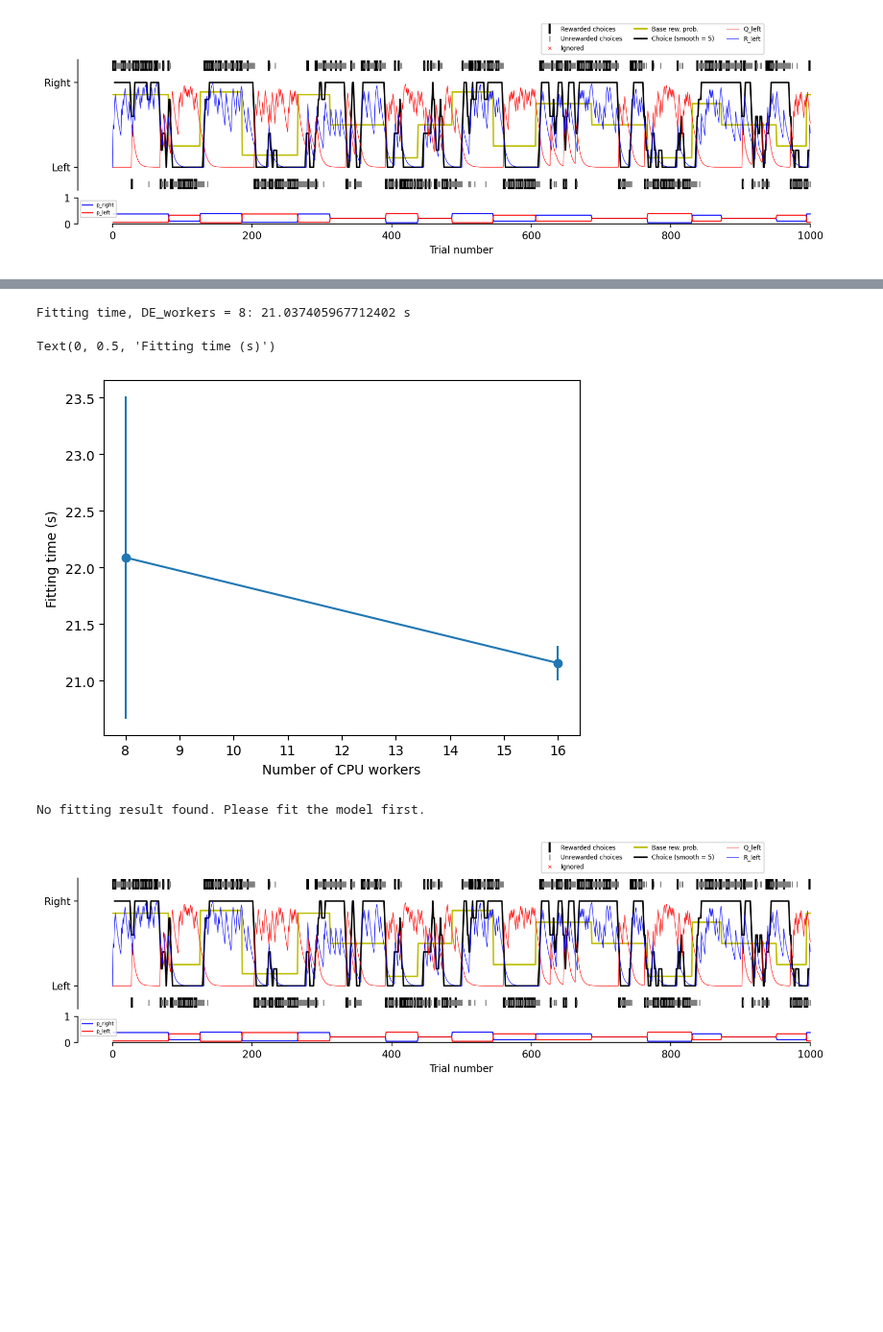
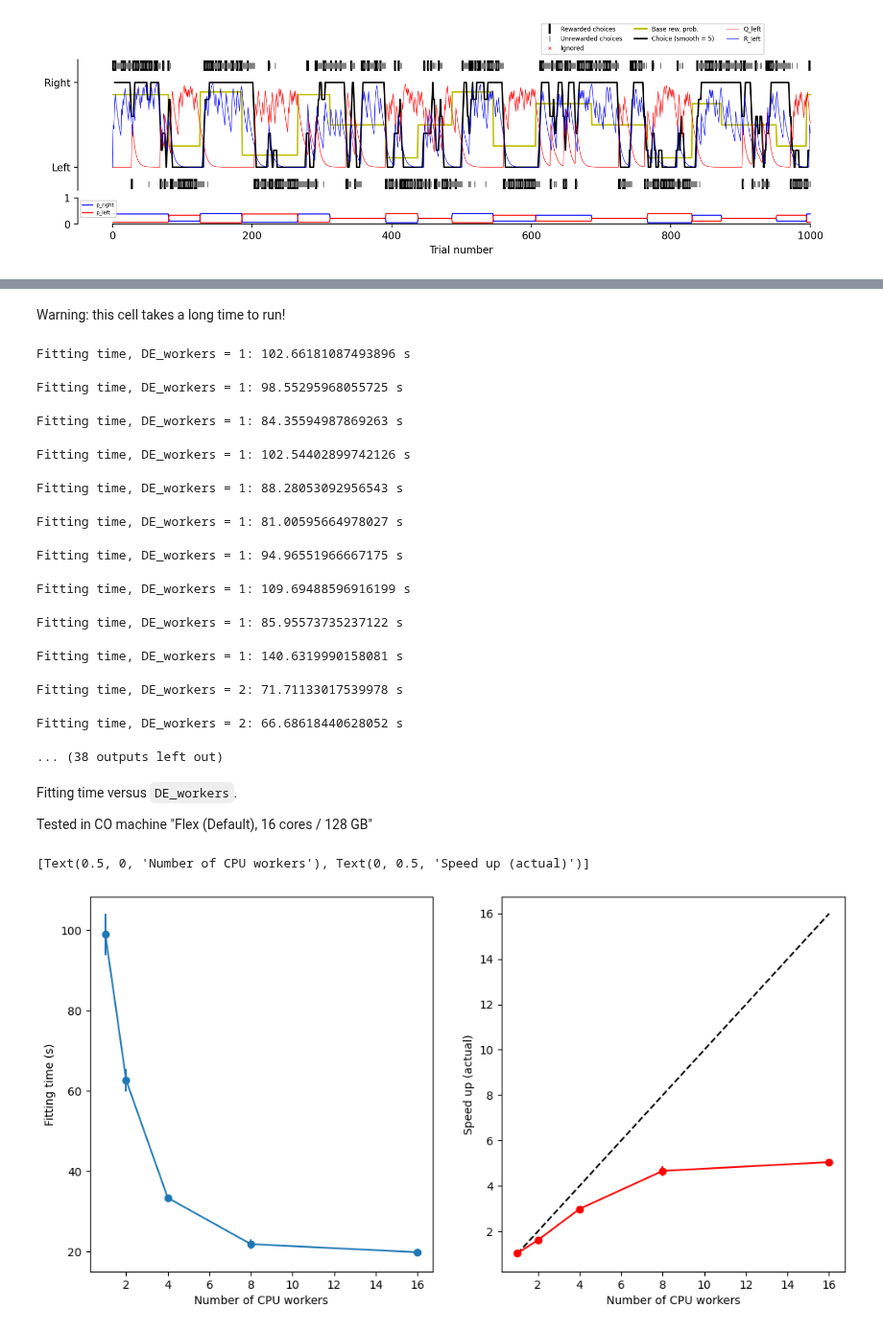
Before and after one commit to AllenNeuralDynamics/aind-dynamic-foraging-models, a Jupyter notebook: notebook/demo_rl_mle_fitting_new_test_time.ipynb, the cells around one changed output, grey strips where cells are left out. Shown at 96% size. Drawn from its saved outputs; the diff is of its cells as text; code cells hidden in the pictures; blank space fills up the shorter version.

Commit message:
doc: test time notebook

```diff
--- a/notebook/demo_rl_mle_fitting_new_test_time.ipynb
+++ b/notebook/demo_rl_mle_fitting_new_test_time.ipynb
@@ -61,28 +64,50 @@ def time_fitting(DE_workers):
     fit_time = end_time - start_time
     print(f'Fitting time, DE_workers = {DE_workers}: {fit_time} s')
     return fit_time, forager
+# %% [markdown]
+Warning: this cell takes a long time to run!
 # %%
-num_cpu_to_test = [8, 16]
-runs = 2
+num_cpu_to_test = [1, 2, 4, 8, 16]
+runs = 10
 times = np.full((len(num_cpu_to_test), runs), np.nan)
 
 for n, num_cpu in enumerate(tqdm(num_cpu_to_test)):
     for i, run in enumerate(tqdm(range(runs))):
         times[n, i], forager = time_fitting(num_cpu)
 # %% [output]
-Fitting time, DE_workers = 8: 21.037405967712402 s
+Fitting time, DE_workers = 1: 102.66181087493896 s
+Fitting time, DE_workers = 1: 98.55295968055725 s
+Fitting time, DE_workers = 1: 84.35594987869263 s
+Fitting time, DE_workers = 1: 102.54402899742126 s
+Fitting time, DE_workers = 1: 88.28053092956543 s
+Fitting time, DE_workers = 1: 81.00595664978027 s
+Fitting time, DE_workers = 1: 94.96551966667175 s
+Fitting time, DE_workers = 1: 109.69488596916199 s
+Fitting time, DE_workers = 1: 85.95573735237122 s
+Fitting time, DE_workers = 1: 140.6319990158081 s
+Fitting time, DE_workers = 2: 71.71133017539978 s
+Fitting time, DE_workers = 2: 66.68618440628052 s
+... (38 outputs left out)
-# %%
-# Plot fitting times
-plt.figure()
-plt.errorbar(num_cpu_to_test, np.mean(times, axis=1), yerr=np.std(times, axis=1), fmt='o-')
-plt.xlabel('Number of CPU workers')
-plt.ylabel('Fitting time (s)')
-# %% [output]
-Text(0, 0.5, 'Fitting time (s)')
-[figure, removed]
-# %%
-forager.plot_fitted_latent_variables(axes[0])
-fig
-# %% [output]
-No fitting result found. Please fit the model first.
-[figure, removed]
+# %% [markdown]
+Fitting time versus `DE_workers`.
+
+Tested in CO machine "Flex (Default), 16 cores / 128 GB"
+# %%
+# Plot fitting times
+time_mean = np.mean(times, axis=1)
+time_sem = np.std(times, axis=1) / np.sqrt(runs)
+
+_, axes = plt.subplots(1, 2, figsize=(12, 6))
+axes[0].errorbar(num_cpu_to_test, time_mean, yerr=time_sem, fmt='o-')
+axes[0].set(xlabel='Number of CPU workers', ylabel='Fitting time (s)')
+
+# Speedup / num_cpu
+parallel_efficiency = (time_mean[0] / times)
+eff_mean = np.mean(parallel_efficiency, axis=1)
+eff_sem = np.std(parallel_efficiency, axis=1) / np.sqrt(runs)
+axes[1].errorbar(num_cpu_to_test, eff_mean, eff_sem, fmt='ro-')
+axes[1].plot([1, num_cpu_to_test[-1]], [1, num_cpu_to_test[-1]], 'k--')
+axes[1].set(xlabel='Number of CPU workers', ylabel='Speed up (actual)')
+# %% [output]
+[Text(0.5, 0, 'Number of CPU workers'), Text(0, 0.5, 'Speed up (actual)')]
+[figure, added]
```
Also changed, not shown: parts of 6 cells of this notebook.
